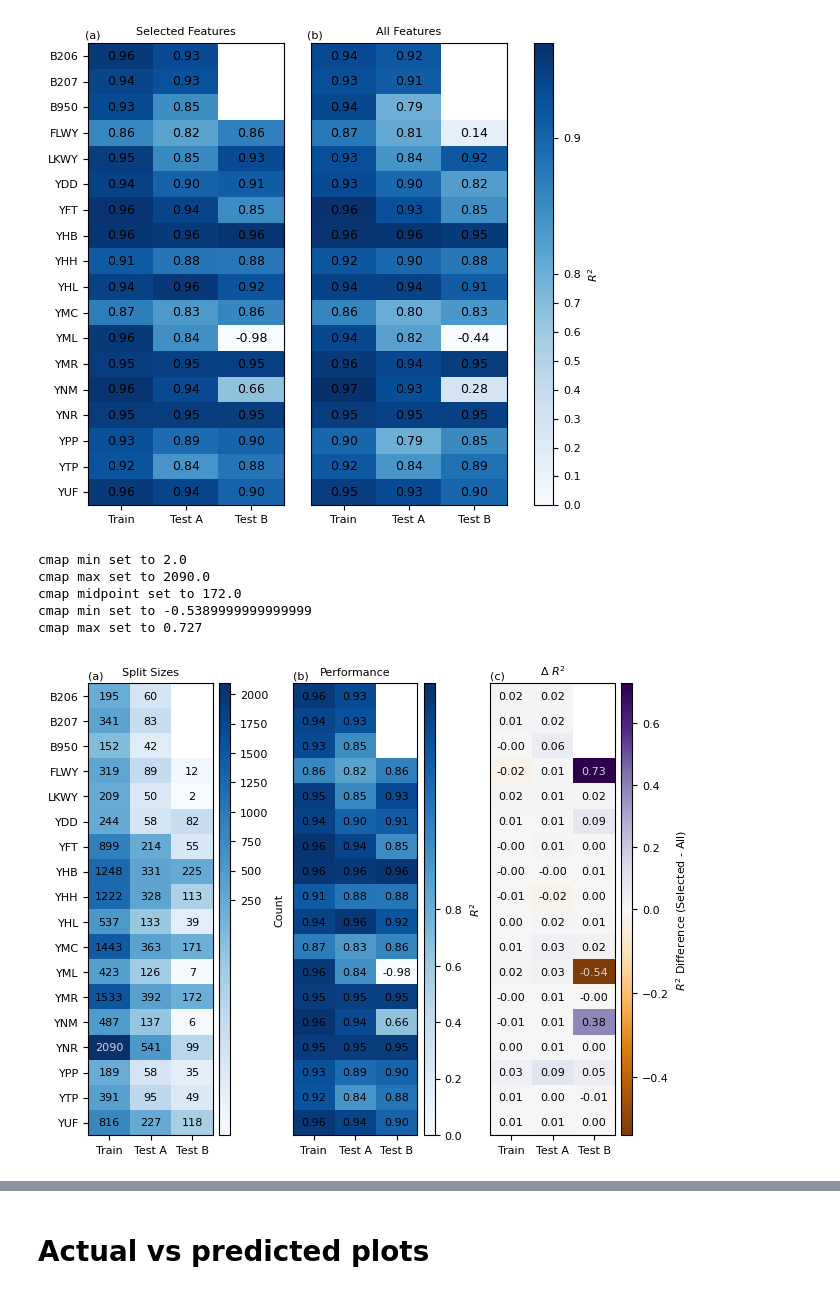
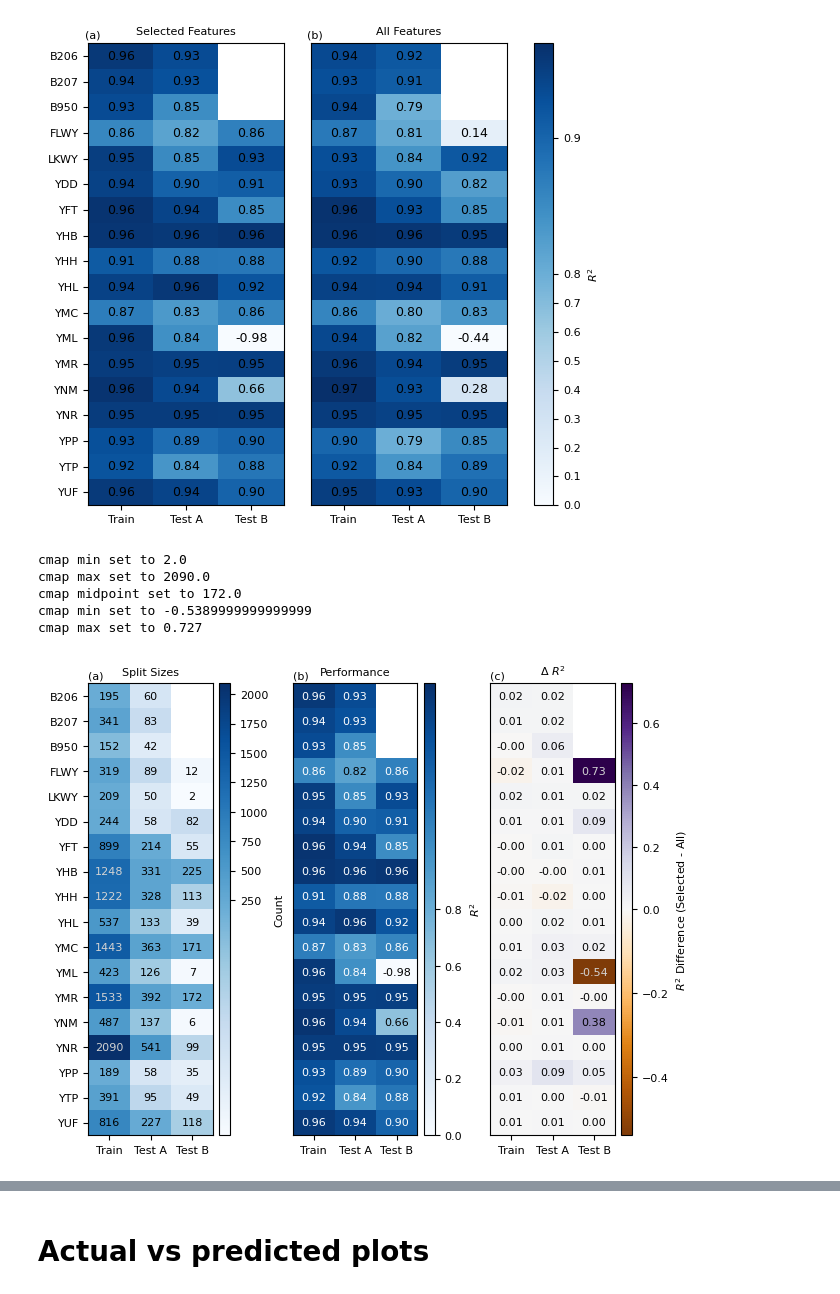
Before and after one commit to armstrong06/featmag, a Jupyter notebook: notebooks_results/ModelResultsS.ipynb, the cells around one changed output, grey strips where cells are left out. Saved outputs shown, nothing was run; the diff lists cells and outputs as text; code cells hidden in the pictures.

```diff
--- a/notebooks_results/ModelResultsS.ipynb
+++ b/notebooks_results/ModelResultsS.ipynb
@@ -216,7 +216,7 @@ im1 = plotting.scores_heatmap(split_cnts.sort_values('station'),
                         tablefontsize=8,
                         tight_layout=True,
                         tablevalueprec=0,
-                        fontcolorthresh=0.90,
+                        fontcolorthresh=0.50,
                         alttablefontcolor='lightgray'
                         )
 
@@ -230,6 +230,7 @@ im1 = plotting.scores_heatmap(results_df.sort_values('station'),
                         show_ylabels=False,
                         show_cbar=True,
                         xticklabels=xlabels,
+                        fontcolorthresh=0.85,
                         tablefontsize=8,
                         cbar_label=f'$R^2$')
 
@@ -242,34 +243,34 @@ im3 = plotting.scores_heatmap(diff_df,
                             title='$\Delta$ $R^2$',
                             show_ylabels=False,
                             show_cbar=True,
                             xticklabels=xlabels,
                             cbar_label=f'$R^2$ Difference (Selected - All)',
                             cmap=cm.PuOr,
                             tablefontcolor='k',
                             tablefontsize=8,
                             tight_layout=True,
                             fontcolorthresh=0.90,
                             alttablefontcolor='lightgray'
                             )
 
 sp_labels = ['(a)', '(b)', '(c)']
 sp_label_x = [ 0,0, 0]
 for i, ax in enumerate(axes):
     ax.text(sp_label_x[i],
             1.01,
             sp_labels[i],
             transform=ax.transAxes,
             fontsize=8)
 
 fig.savefig('../figures/model_summary_heatmap_S.jpg', dpi=300)
 #fig.tight_layout()
 # %% [output]
 cmap min set to 2.0
 cmap max set to 2090.0
 cmap midpoint set to 172.0
 cmap min set to -0.5389999999999999
 cmap max set to 0.727
-[figure, old version]
+[figure, new version]
 # %%
 diff_df = results_df.sort_values('station')[['train_r2', 'test_r2', 'holdout_r2']] - results_allfeats_df.sort_values('station')[['train_r2', 'test_r2', 'holdout_r2']]
 diff_df['station'] = results_df.sort_values('station')['station']
```
Also changed, not shown: parts of 1 cell of this notebook, 5 other files.
